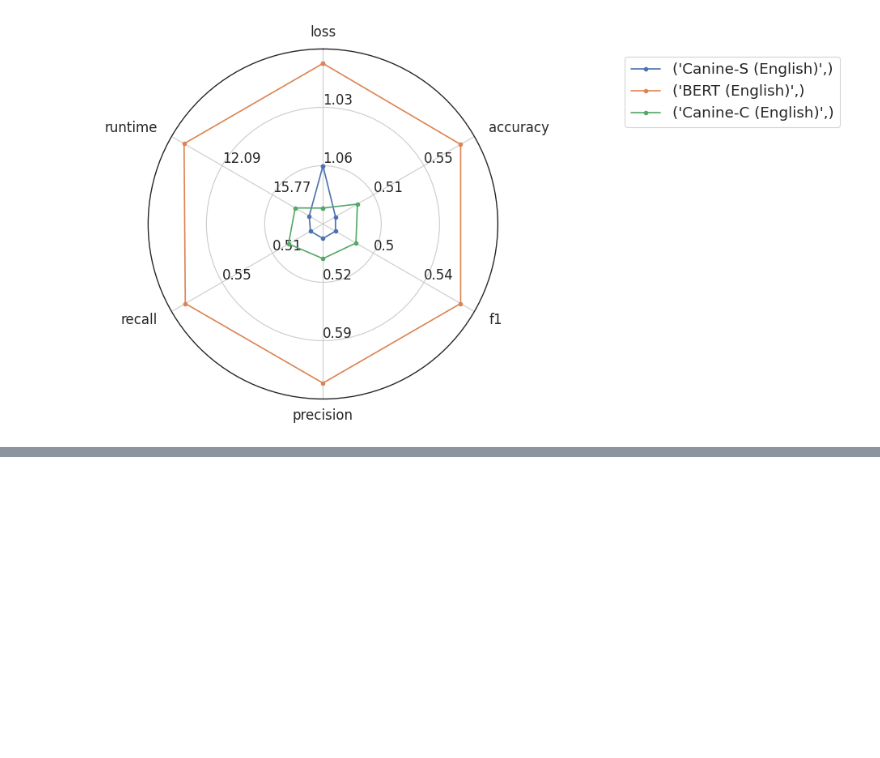
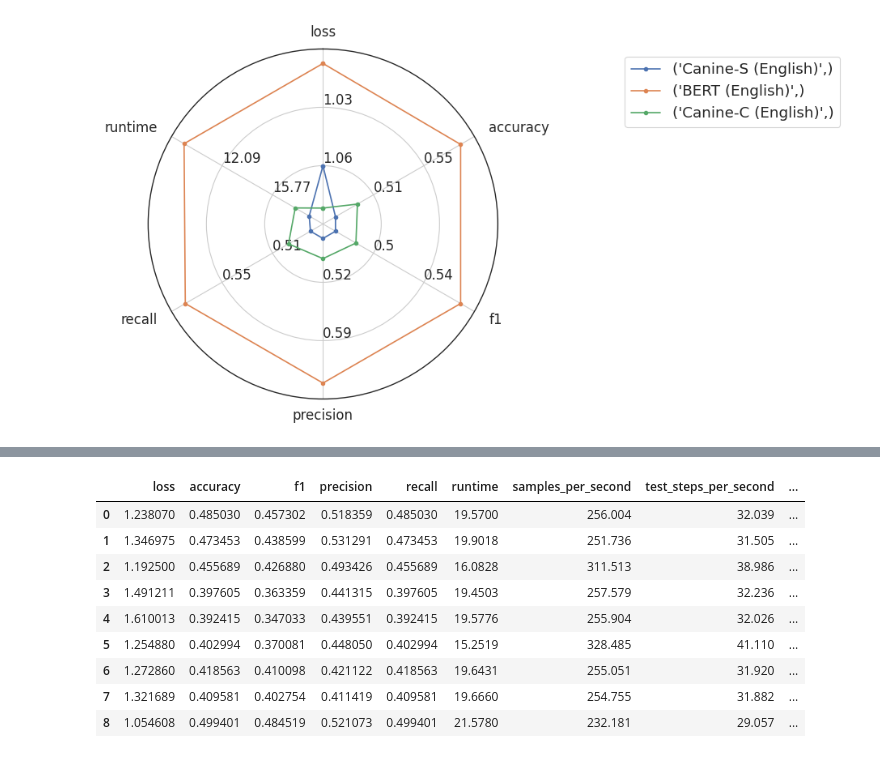
Before and after one commit to gwatkinson/mva_snlp_canine, a Jupyter notebook: notebooks/evaluation.ipynb, the cells around one changed output, grey strips where cells are left out. Drawn from its saved outputs; the diff is of its cells as text; code cells hidden in the pictures; blank space fills up the shorter version.

```diff
--- a/notebooks/evaluation.ipynb
+++ b/notebooks/evaluation.ipynb
@@ -469,0 +602,13 @@ plot.show()
+# %%
+language_metrics_df
+# %% [output]
+|  | loss | accuracy | f1 | precision | recall | runtime | samples_per_second | test_steps_per_second | ... |
+| 0 | 1.238070 | 0.485030 | 0.457302 | 0.518359 | 0.485030 | 19.5700 | 256.004 | 32.039 | ... |
+| 1 | 1.346975 | 0.473453 | 0.438599 | 0.531291 | 0.473453 | 19.9018 | 251.736 | 31.505 | ... |
+| 2 | 1.192500 | 0.455689 | 0.426880 | 0.493426 | 0.455689 | 16.0828 | 311.513 | 38.986 | ... |
+| 3 | 1.491211 | 0.397605 | 0.363359 | 0.441315 | 0.397605 | 19.4503 | 257.579 | 32.236 | ... |
+| 4 | 1.610013 | 0.392415 | 0.347033 | 0.439551 | 0.392415 | 19.5776 | 255.904 | 32.026 | ... |
+| 5 | 1.254880 | 0.402994 | 0.370081 | 0.448050 | 0.402994 | 15.2519 | 328.485 | 41.110 | ... |
+| 6 | 1.272860 | 0.418563 | 0.410098 | 0.421122 | 0.418563 | 19.6431 | 255.051 | 31.920 | ... |
+| 7 | 1.321689 | 0.409581 | 0.402754 | 0.411419 | 0.409581 | 19.6660 | 254.755 | 31.882 | ... |
+| 8 | 1.054608 | 0.499401 | 0.484519 | 0.521073 | 0.499401 | 21.5780 | 232.181 | 29.057 | ... |
```
Also changed, not shown: parts of 24 cells of this notebook.
